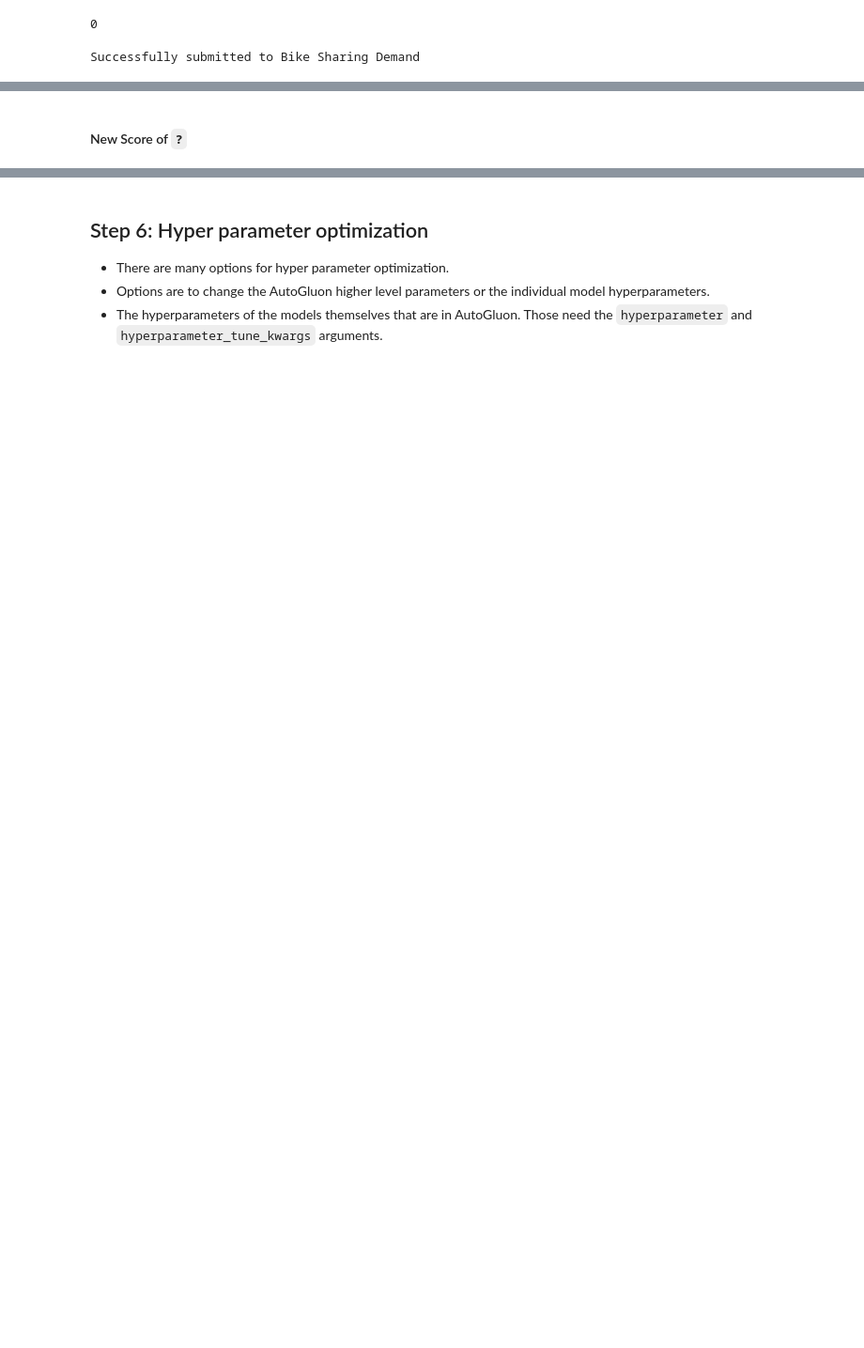
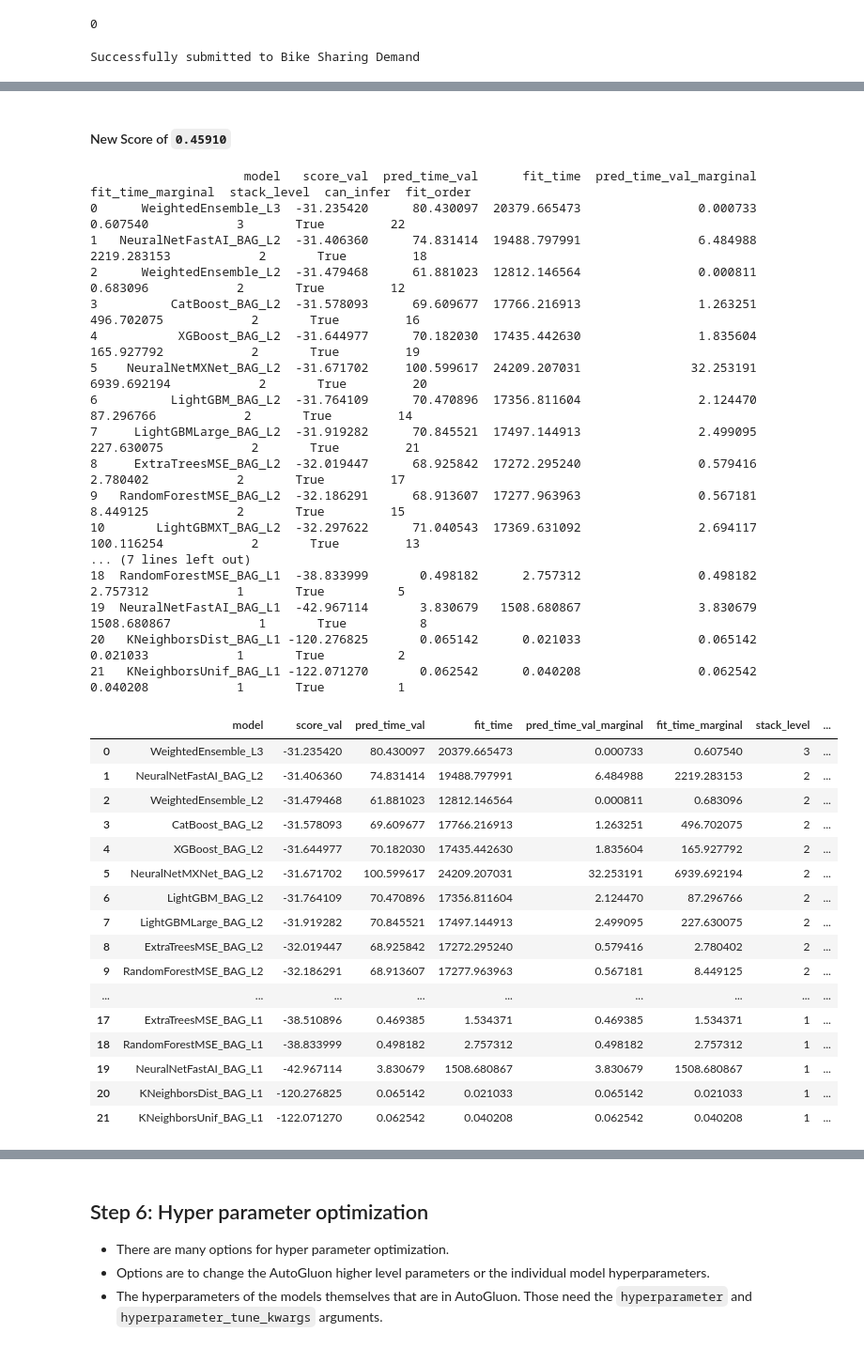
Before and after one commit to markmelling/bike_sharing, a Jupyter notebook: bike-sharing-project.ipynb, the cells around one changed output, grey strips where cells are left out. Shown at 94% size. Cells and saved outputs as stored; diff of their text form; code cells hidden in the pictures; blank space fills up the shorter version.

```diff
--- a/bike-sharing-project.ipynb
+++ b/bike-sharing-project.ipynb
@@ -529,2 +502,40 @@ submission.csv               2021-11-23 08:26:32  first raw submission  complete
 # %% [markdown]
-#### New Score of `?`
+#### New Score of `0.45910`
+# %%
+# show the leaderboard
+predictor_new_features.leaderboard()
+# %% [output]
+                     model   score_val  pred_time_val      fit_time  pred_time_val_marginal  fit_time_marginal  stack_level  can_infer  fit_order
+0      WeightedEnsemble_L3  -31.235420      80.430097  20379.665473                0.000733           0.607540            3       True         22
+1   NeuralNetFastAI_BAG_L2  -31.406360      74.831414  19488.797991                6.484988        2219.283153            2       True         18
+2      WeightedEnsemble_L2  -31.479468      61.881023  12812.146564                0.000811           0.683096            2       True         12
+3          CatBoost_BAG_L2  -31.578093      69.609677  17766.216913                1.263251         496.702075            2       True         16
+4           XGBoost_BAG_L2  -31.644977      70.182030  17435.442630                1.835604         165.927792            2       True         19
+5    NeuralNetMXNet_BAG_L2  -31.671702     100.599617  24209.207031               32.253191        6939.692194            2       True         20
+6          LightGBM_BAG_L2  -31.764109      70.470896  17356.811604                2.124470          87.296766            2       True         14
+7     LightGBMLarge_BAG_L2  -31.919282      70.845521  17497.144913                2.499095         227.630075            2       True         21
+8     ExtraTreesMSE_BAG_L2  -32.019447      68.925842  17272.295240                0.579416           2.780402            2       True         17
+9   RandomForestMSE_BAG_L2  -32.186291      68.913607  17277.963963                0.567181           8.449125            2       True         15
+10       LightGBMXT_BAG_L2  -32.297622      71.040543  17369.631092                2.694117         100.116254            2       True         13
+... (7 lines left out)
+18  RandomForestMSE_BAG_L1  -38.833999       0.498182      2.757312                0.498182           2.757312            1       True          5
+19  NeuralNetFastAI_BAG_L1  -42.967114       3.830679   1508.680867                3.830679        1508.680867            1       True          8
+20   KNeighborsDist_BAG_L1 -120.276825       0.065142      0.021033                0.065142           0.021033            1       True          2
+21   KNeighborsUnif_BAG_L1 -122.071270       0.062542      0.040208                0.062542           0.040208            1       True          1
+|  | model | score_val | pred_time_val | fit_time | pred_time_val_marginal | fit_time_marginal | stack_level | ... |
+| 0 | WeightedEnsemble_L3 | -31.235420 | 80.430097 | 20379.665473 | 0.000733 | 0.607540 | 3 | ... |
+| 1 | NeuralNetFastAI_BAG_L2 | -31.406360 | 74.831414 | 19488.797991 | 6.484988 | 2219.283153 | 2 | ... |
+| 2 | WeightedEnsemble_L2 | -31.479468 | 61.881023 | 12812.146564 | 0.000811 | 0.683096 | 2 | ... |
+| 3 | CatBoost_BAG_L2 | -31.578093 | 69.609677 | 17766.216913 | 1.263251 | 496.702075 | 2 | ... |
+| 4 | XGBoost_BAG_L2 | -31.644977 | 70.182030 | 17435.442630 | 1.835604 | 165.927792 | 2 | ... |
+| 5 | NeuralNetMXNet_BAG_L2 | -31.671702 | 100.599617 | 24209.207031 | 32.253191 | 6939.692194 | 2 | ... |
+| 6 | LightGBM_BAG_L2 | -31.764109 | 70.470896 | 17356.811604 | 2.124470 | 87.296766 | 2 | ... |
+| 7 | LightGBMLarge_BAG_L2 | -31.919282 | 70.845521 | 17497.144913 | 2.499095 | 227.630075 | 2 | ... |
+| 8 | ExtraTreesMSE_BAG_L2 | -32.019447 | 68.925842 | 17272.295240 | 0.579416 | 2.780402 | 2 | ... |
+| 9 | RandomForestMSE_BAG_L2 | -32.186291 | 68.913607 | 17277.963963 | 0.567181 | 8.449125 | 2 | ... |
+| ... | ... | ... | ... | ... | ... | ... | ... | ... |
+| 17 | ExtraTreesMSE_BAG_L1 | -38.510896 | 0.469385 | 1.534371 | 0.469385 | 1.534371 | 1 | ... |
+| 18 | RandomForestMSE_BAG_L1 | -38.833999 | 0.498182 | 2.757312 | 0.498182 | 2.757312 | 1 | ... |
+| 19 | NeuralNetFastAI_BAG_L1 | -42.967114 | 3.830679 | 1508.680867 | 3.830679 | 1508.680867 | 1 | ... |
+| 20 | KNeighborsDist_BAG_L1 | -120.276825 | 0.065142 | 0.021033 | 0.065142 | 0.021033 | 1 | ... |
+| 21 | KNeighborsUnif_BAG_L1 | -122.071270 | 0.062542 | 0.040208 | 0.062542 | 0.040208 | 1 | ... |
```
Also changed, not shown: parts of 65 cells of this notebook, 15 other files.
